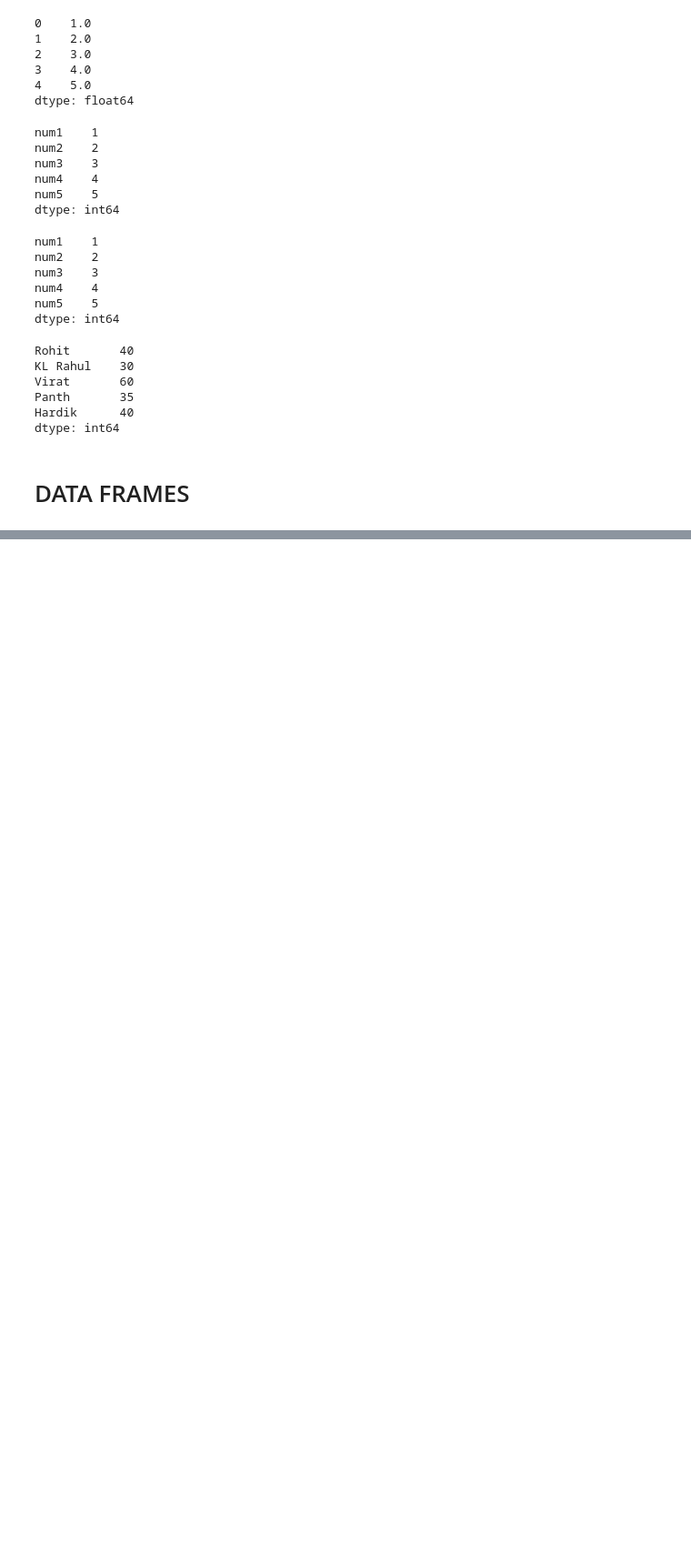
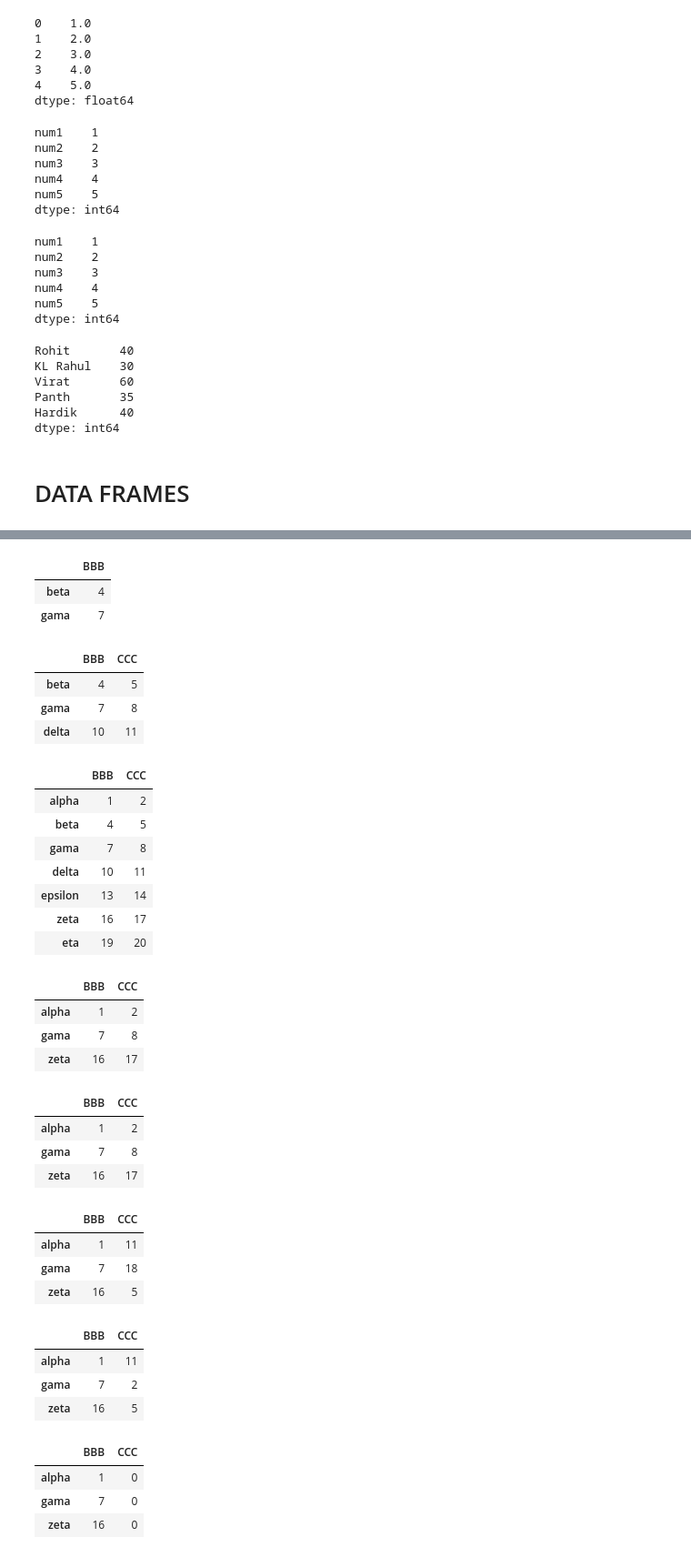
Before and after one commit to sachinbevinamarad/pydatabase, a Jupyter notebook: pandas_library.ipynb, the cells around one changed output, grey strips where cells are left out. Shown at 91% size. Drawn from its saved outputs; the diff is of its cells as text; code cells hidden in the pictures; blank space fills up the shorter version.

```diff
--- a/pandas_library.ipynb
+++ b/pandas_library.ipynb
@@ -80,0 +373,63 @@ DataFrame is the collection of multiple Series
+# %%
+df.iloc[1:3, 1:2] # SYNTAX : df.iloc[row,colum]
+# %% [output]
+|  | BBB |
+| beta | 4 |
+| gama | 7 |
+# %%
+df.loc["beta":"delta","BBB":"CCC"]
+# %% [output]
+|  | BBB | CCC |
+| beta | 4 | 5 |
+| gama | 7 | 8 |
+| delta | 10 | 11 |
+# %%
+df.iloc[:, 1:3]
+# %% [output]
+|  | BBB | CCC |
+| alpha | 1 | 2 |
+| beta | 4 | 5 |
+| gama | 7 | 8 |
+| delta | 10 | 11 |
+| epsilon | 13 | 14 |
+| zeta | 16 | 17 |
+| eta | 19 | 20 |
+# %%
+df.iloc[:, 1:3].loc[['alpha', 'gama', 'zeta']]
+# %% [output]
+|  | BBB | CCC |
+| alpha | 1 | 2 |
+| gama | 7 | 8 |
+| zeta | 16 | 17 |
+# %%
+df2=df.iloc[:, 1:3].loc[['alpha', 'gama', 'zeta']].copy()
+df2
+# %% [output]
+|  | BBB | CCC |
+| alpha | 1 | 2 |
+| gama | 7 | 8 |
+| zeta | 16 | 17 |
+# %%
+df2['CCC'] = Series({'alpha':11, 'gama':18, 'zeta':5})
+df2
+# %% [output]
+|  | BBB | CCC |
+| alpha | 1 | 11 |
+| gama | 7 | 18 |
+| zeta | 16 | 5 |
+# %%
+df2.iloc[1, 1] = 2
+df2
+# %% [output]
+|  | BBB | CCC |
+| alpha | 1 | 11 |
+| gama | 7 | 2 |
+| zeta | 16 | 5 |
+# %%
+df2.iloc[:, 1] = 0
+df2
+# %% [output]
+|  | BBB | CCC |
+| alpha | 1 | 0 |
+| gama | 7 | 0 |
+| zeta | 16 | 0 |
```
Also changed, not shown: parts of 32 cells of this notebook.
